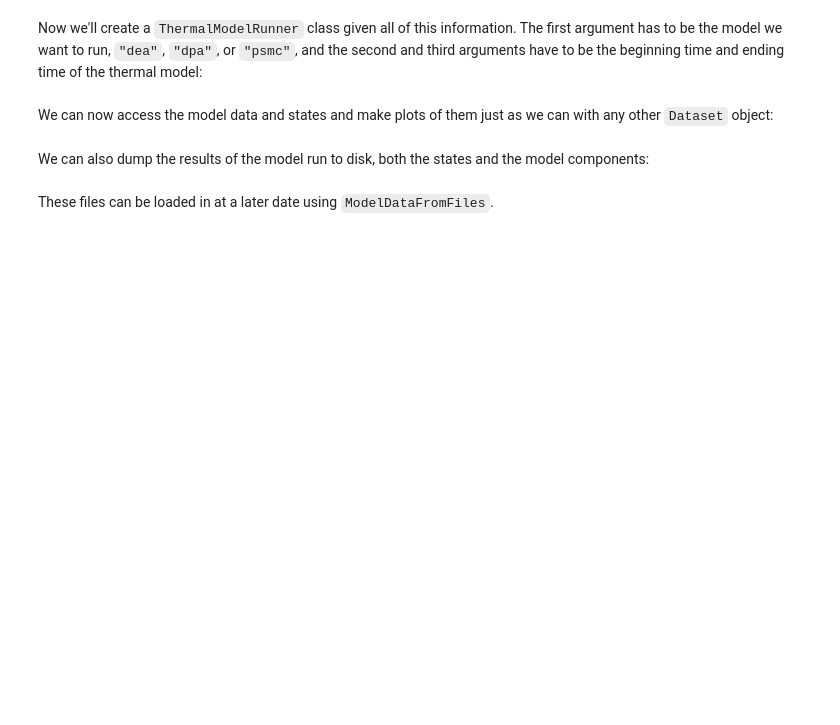
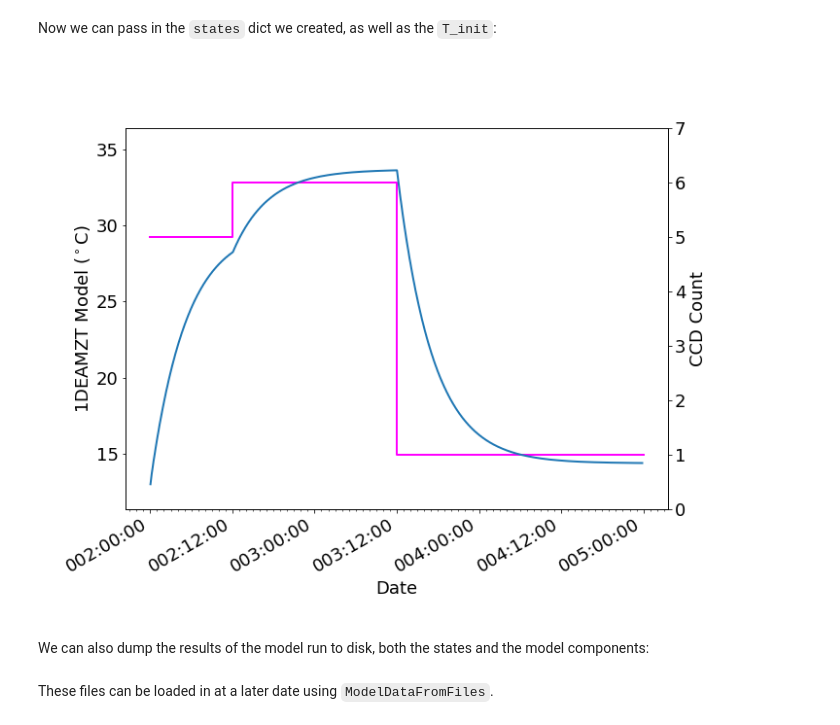
Before and after one commit to jzuhone/acispy, a Jupyter notebook: doc/source/Thermal_Models.ipynb, the cells around one changed output. Cells and saved outputs as stored; diff of their text form; code cells hidden in the pictures; blank space fills up the shorter version.

```diff
--- a/doc/source/Thermal_Models.ipynb
+++ b/doc/source/Thermal_Models.ipynb
@@ -22,8 +93,7 @@ Now decide on an initial temperature:
 # %%
 T_init = 13.0 # in degrees C
-# %% [markdown]
-Now we'll create a `ThermalModelRunner` class given all of this information. The first argument has to be the model we want to run, `"dea"`, `"dpa"`, or `"psmc"`, and the second and third arguments have to be the beginning time and ending time of the thermal model:
+# %% [markdown]
+Now we can pass in the `states` dict we created, as well as the `T_init`:
 # %%
-dea_model = ThermalModelRunner("1deamzt", "2015:002:00:00:00", "2015:005:00:00:00", states=states, T_init=T_init)
+dea_model = acispy.ThermalModelRunner("1deamzt", "2015:002:00:00:00",
+                                      "2015:005:00:00:00", states=states, T_init=T_init)
-# %% [markdown]
-We can now access the model data and states and make plots of them just as we can with any other `Dataset` object:
@@ -32,7 +100,9 @@ print(dea_model["model","1deamzt"][:10])
 # %%
-dp = DatePlot(dea_model, ("model","1deamzt"), field2="ccd_count")
+dp = acispy.DatePlot(dea_model, ("model","1deamzt"), field2="ccd_count")
 dp.set_ylim2(0,7)
 dp
+# %% [output]
+[figure, added]
 # %% [markdown]
 We can also dump the results of the model run to disk, both the states and the model components:
 # %%
```
Also changed, not shown: parts of 47 cells of this notebook, 1 other file.
